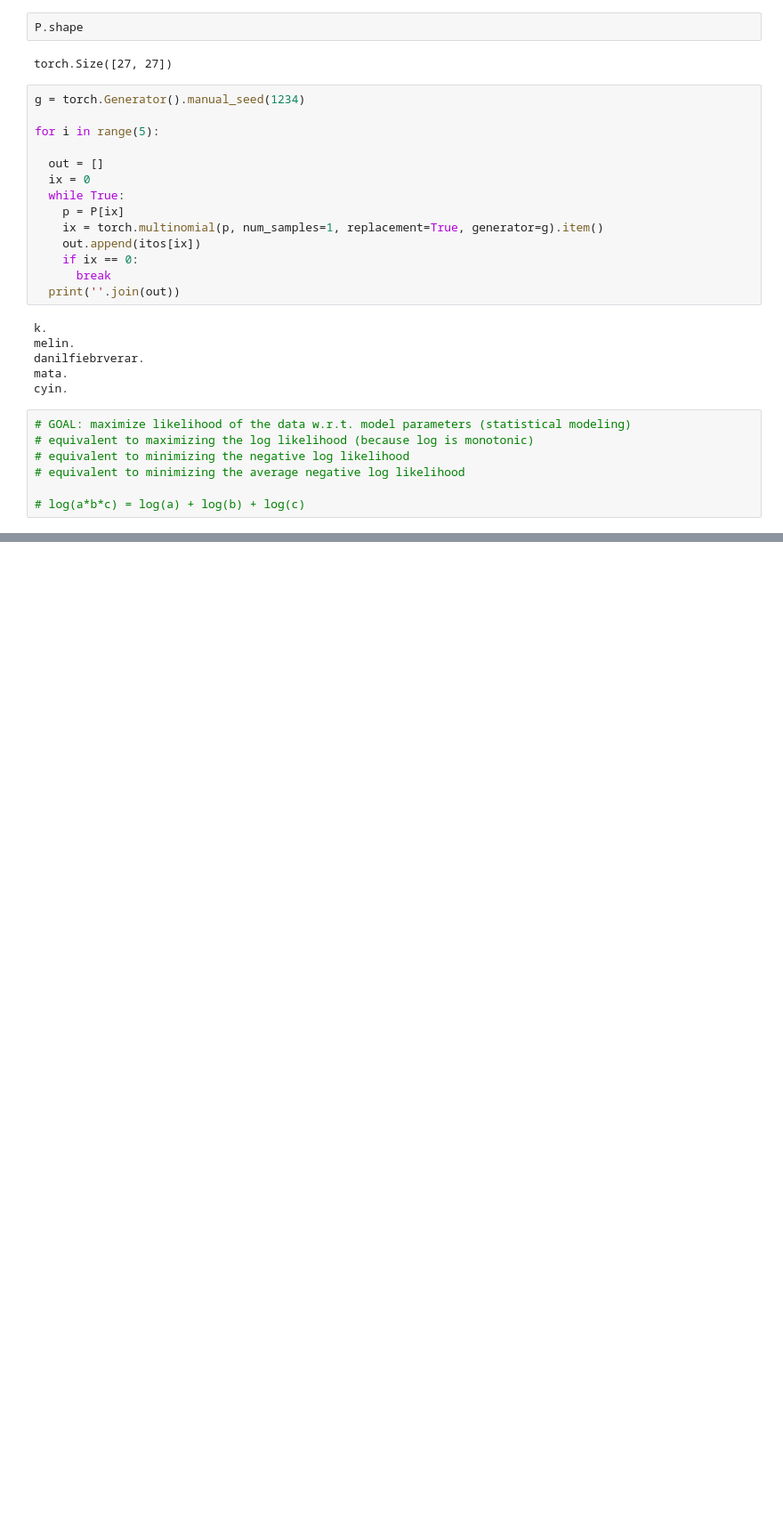
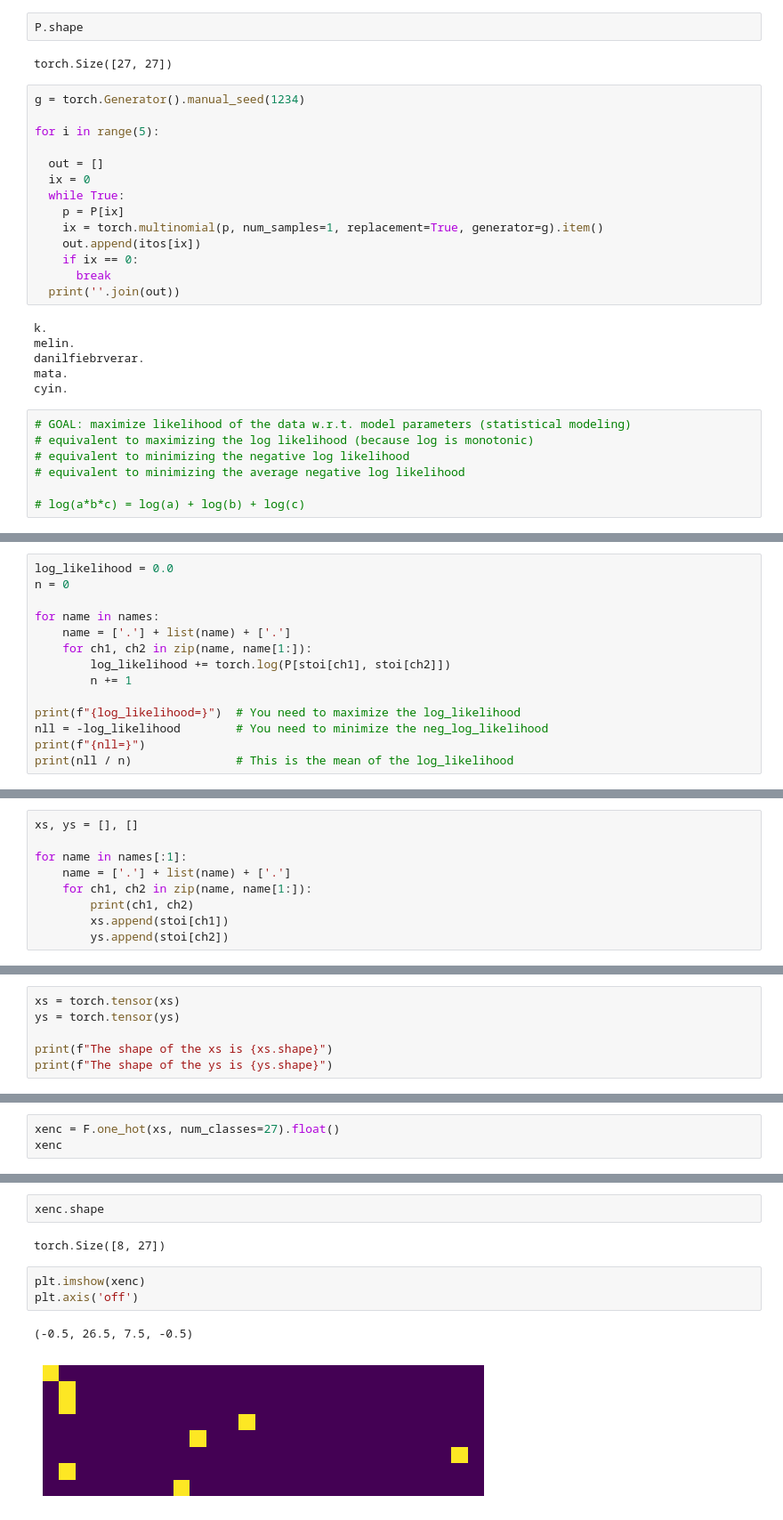
Before and after one commit to Aabi0207/Neural-Networks, a Jupyter notebook: MakeMore/Bigrams.ipynb, the cells around one changed output, grey strips where cells are left out. Shown at 89% size. Drawn from its saved outputs; the diff is of its cells as text; blank space fills up the shorter version.

```diff
--- a/MakeMore/Bigrams.ipynb
+++ b/MakeMore/Bigrams.ipynb
@@ -209,0 +212,14 @@ cyin.
+# %%
+log_likelihood = 0.0
+n = 0
+
+for name in names:
+    name = ['.'] + list(name) + ['.']
+    for ch1, ch2 in zip(name, name[1:]):
+        log_likelihood += torch.log(P[stoi[ch1], stoi[ch2]])
+        n += 1
+
+print(f"{log_likelihood=}")  # You need to maximize the log_likelihood
+nll = -log_likelihood        # You need to minimize the neg_log_likelihood
+print(f"{nll=}")
+print(nll / n)               # This is the mean of the log_likelihood
@@ -209,0 +232,9 @@ cyin.
+# %%
+xs, ys = [], []
+
+for name in names[:1]:
+    name = ['.'] + list(name) + ['.']
+    for ch1, ch2 in zip(name, name[1:]):
+        print(ch1, ch2)
+        xs.append(stoi[ch1])
+        ys.append(stoi[ch2])
@@ -209,0 +258,6 @@ cyin.
+# %%
+xs = torch.tensor(xs)
+ys = torch.tensor(ys)
+
+print(f"The shape of the xs is {xs.shape}")
+print(f"The shape of the ys is {ys.shape}")
@@ -209,0 +271,3 @@ cyin.
+# %%
+xenc = F.one_hot(xs, num_classes=27).float()
+xenc
@@ -209,0 +291,10 @@ cyin.
+# %%
+xenc.shape
+# %% [output]
+torch.Size([8, 27])
+# %%
+plt.imshow(xenc)
+plt.axis('off')
+# %% [output]
+(-0.5, 26.5, 7.5, -0.5)
+[figure, added]
```
Also changed, not shown: parts of 32 cells of this notebook.
